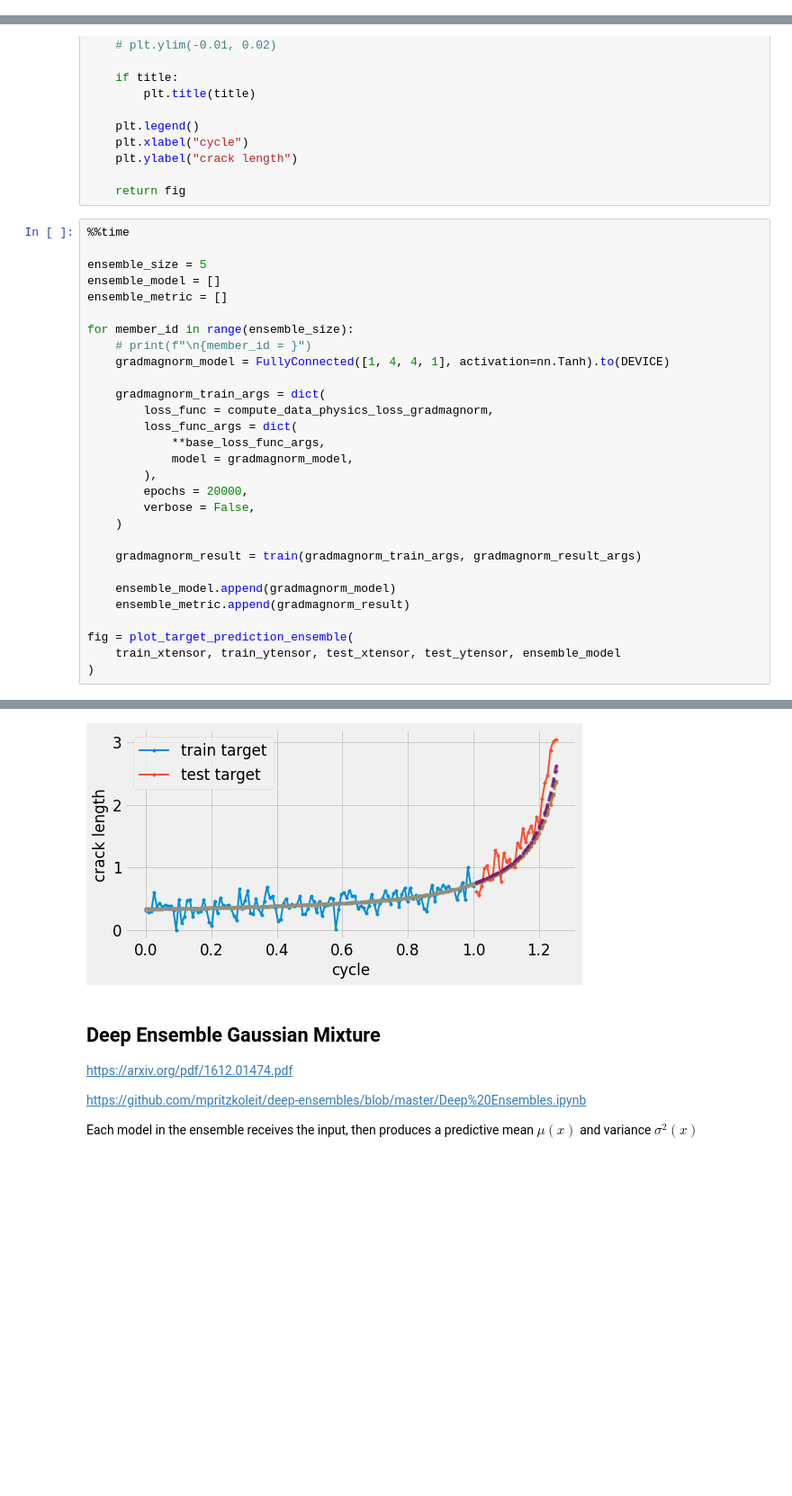
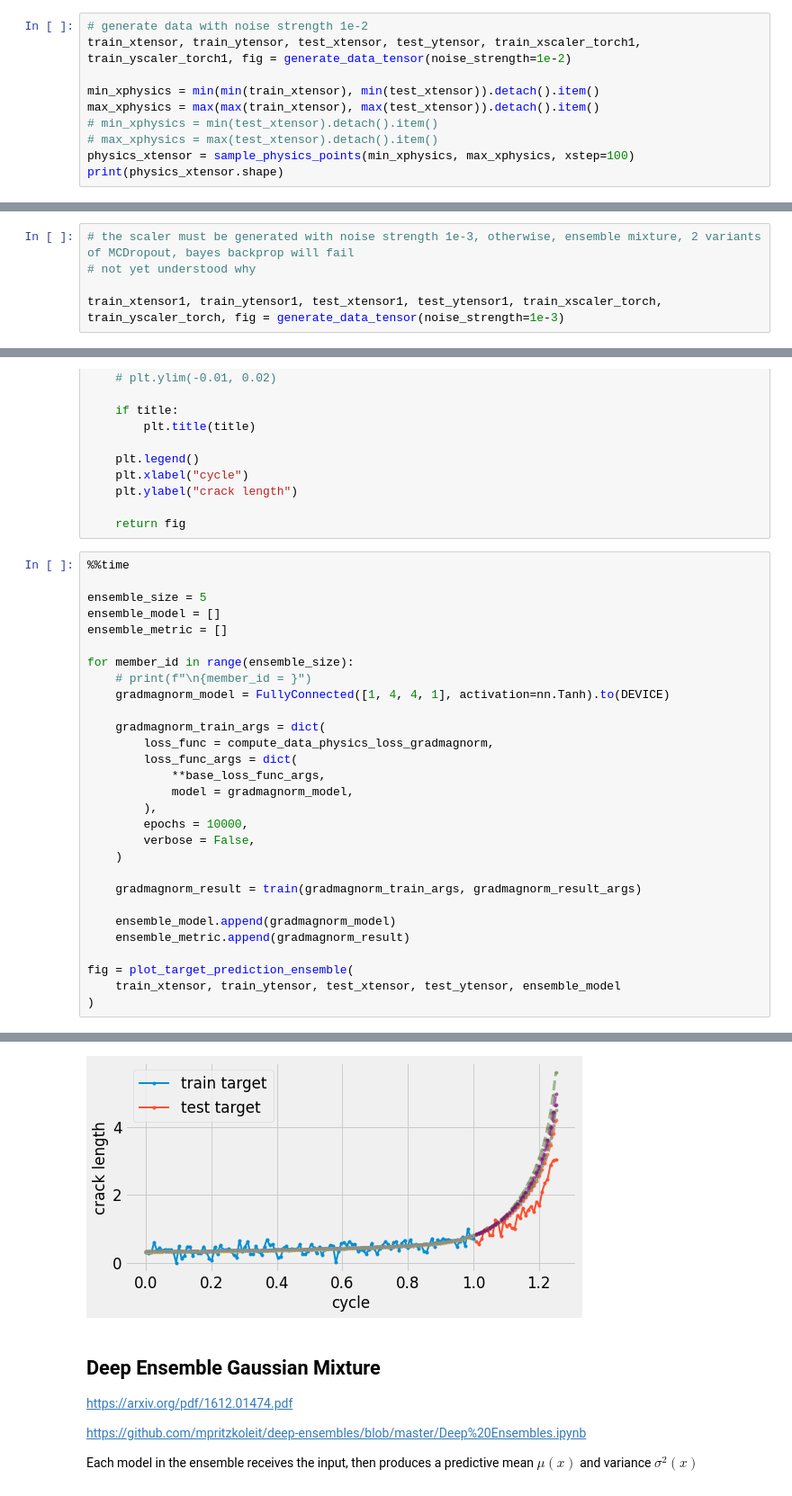
Before and after one commit to phanav/probabilistic-physics-satie, a Jupyter notebook: physics_inform_v3.ipynb, the cells around one changed output, grey strips where cells are left out. Shown at 90% size. Saved outputs shown, nothing was run; the diff lists cells and outputs as text; blank space fills up the shorter version.

Commit message:
fix ensemble mixture

```diff
--- a/physics_inform_v3.ipynb
+++ b/physics_inform_v3.ipynb
@@ -285,0 +272,10 @@ torch.Size([100, 1])
+# %%
+# generate data with noise strength 1e-2
+train_xtensor, train_ytensor, test_xtensor, test_ytensor, train_xscaler_torch1, train_yscaler_torch1, fig = generate_data_tensor(noise_strength=1e-2)
+
+min_xphysics = min(min(train_xtensor), min(test_xtensor)).detach().item()
+max_xphysics = max(max(train_xtensor), max(test_xtensor)).detach().item()
+# min_xphysics = min(test_xtensor).detach().item()
+# max_xphysics = max(test_xtensor).detach().item()
+physics_xtensor = sample_physics_points(min_xphysics, max_xphysics, xstep=100)
+print(physics_xtensor.shape)
@@ -285,0 +286,5 @@ torch.Size([100, 1])
+# %%
+# the scaler must be generated with noise strength 1e-3, otherwise, ensemble mixture, 2 variants of MCDropout, bayes backprop will fail
+# not yet understood why
+
+train_xtensor1, train_ytensor1, test_xtensor1, test_ytensor1, train_xscaler_torch, train_yscaler_torch, fig = generate_data_tensor(noise_strength=1e-3)
@@ -903,7 +909,7 @@ for member_id in range(ensemble_size):
             **base_loss_func_args,
             model = gradmagnorm_model,
         ),
-        epochs = 20000,
+        epochs = 10000,
         verbose = False,
     )
 
@@ -921,4 +927,4 @@ Wall time: 3min 31s
-[figure, old version]
+[figure, new version]
 # %% [markdown]
 ## Deep Ensemble Gaussian Mixture
 
```
Also changed, not shown: parts of 33 cells of this notebook.
